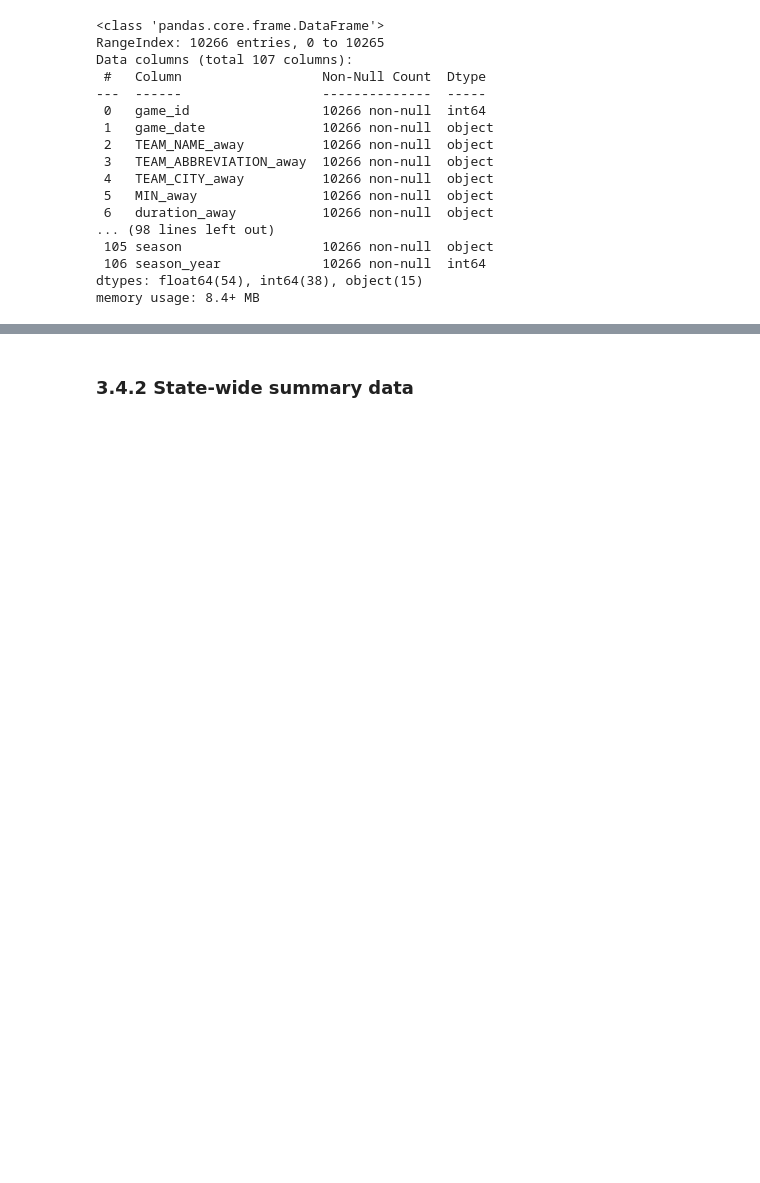
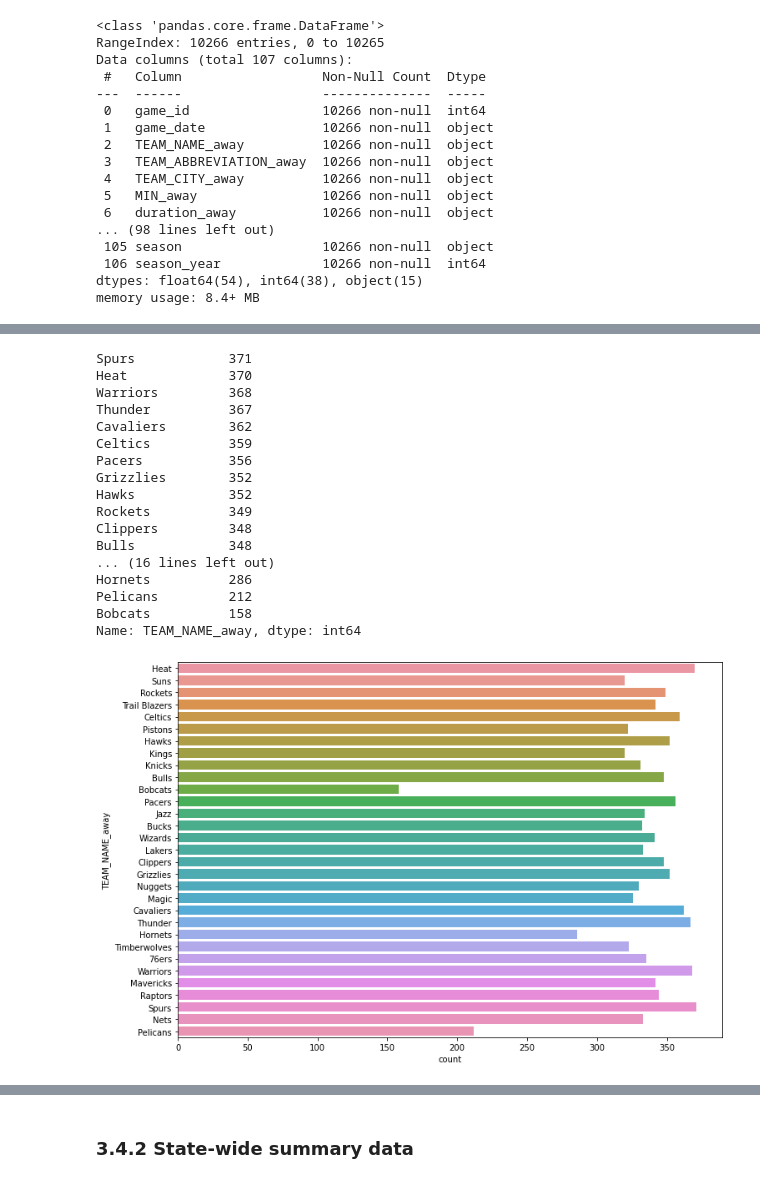
Before and after one commit to pauljacob/DSCapstone2, a Jupyter notebook: 03_Exploratory_Data_Analysis/03_exploratory_data_analysis.ipynb, the cells around one changed output, grey strips where cells are left out. Drawn from its saved outputs; the diff is of its cells as text; code cells hidden in the pictures; blank space fills up the shorter version.

```diff
--- a/03_Exploratory_Data_Analysis/03_exploratory_data_analysis.ipynb
+++ b/03_Exploratory_Data_Analysis/03_exploratory_data_analysis.ipynb
@@ -145,0 +229,28 @@ df.describe().T
+# %%
+if (i < col_list_len):
+    #get counts of each variable value
+    print(df_cat[col_list[i]].value_counts())
+    #count plot for one variable
+    a4_dims = (11.7, 8.27)
+    fig, ax = plt.subplots(figsize=a4_dims)
+    sns.countplot(data = df_cat, y = col_list[i], ax = ax)
+    i = i + 1
+# %% [output]
+Spurs            371
+Heat             370
+Warriors         368
+Thunder          367
+Cavaliers        362
+Celtics          359
+Pacers           356
+Grizzlies        352
+Hawks            352
+Rockets          349
+Clippers         348
+Bulls            348
+... (16 lines left out)
+Hornets          286
+Pelicans         212
+Bobcats          158
+Name: TEAM_NAME_away, dtype: int64
+[figure, added]
```
Also changed, not shown: parts of 65 cells of this notebook, 8 other files.
